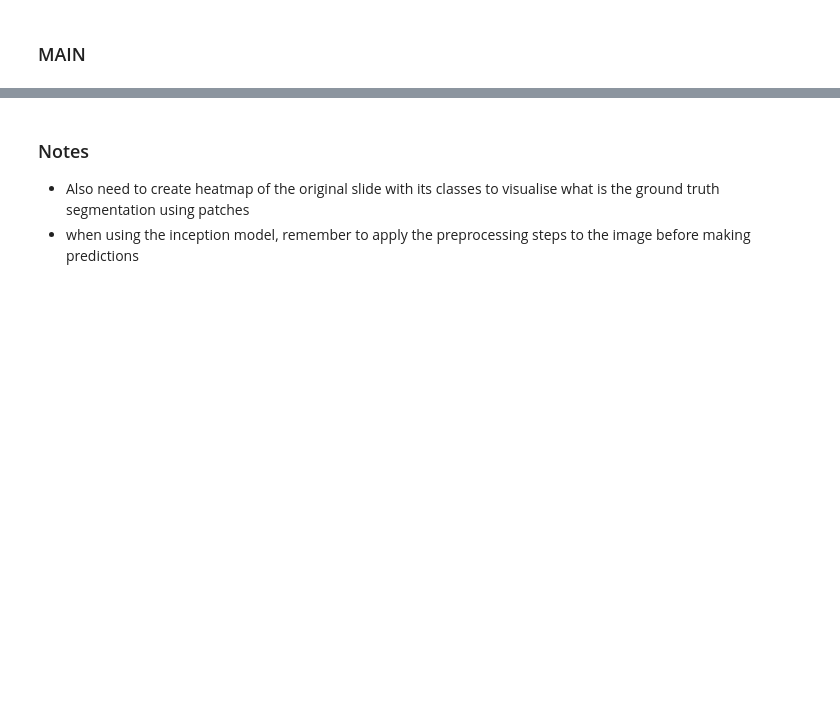
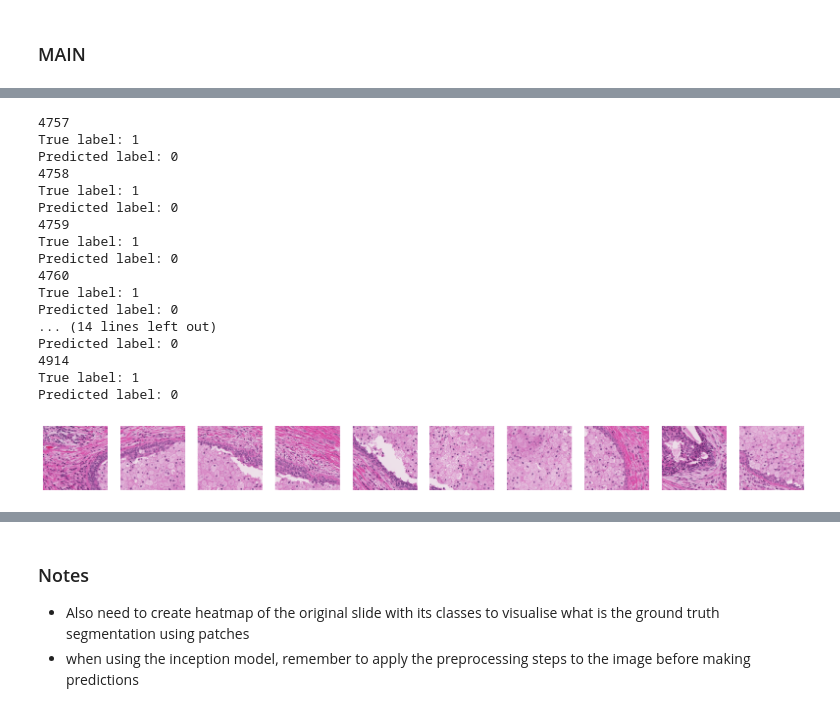
Before and after one commit to Alexandra-Smith/masters, a Jupyter notebook: notebooks/11-heatmaps.ipynb, the cells around one changed output, grey strips where cells are left out. Saved outputs shown, nothing was run; the diff lists cells and outputs as text; code cells hidden in the pictures; blank space fills up the shorter version.

```diff
--- a/notebooks/11-heatmaps.ipynb
+++ b/notebooks/11-heatmaps.ipynb
@@ -692,0 +781,42 @@ cmap = plt.cm.get_cmap("jet")
+# %%
+fig, axes = plt.subplots(1, 10, figsize=(20, 20))
+
+i=4500
+j=0
+while j < 10:
+    patch = patch_objects[i]
+    # for patch in patch_objects:
+    img = patch.image
+    label = patch.label
+    prediction = patch.prediction
+    if label != -1:
+        if label == 1 and prediction == 0:
+            print(i)
+            print(f"True label: {label}")
+            print(f"Predicted label: {prediction}")
+            axes[j].imshow(np.transpose(img.numpy(), (1, 2, 0)))
+            axes[j].axis('off')
+            j+=1
+    i+=1
+
+# plt.show()
+# plt.savefig('/Users/alexandrasmith/Downloads/' + case + '_FN2.svg', format="svg", bbox_inches='tight', pad_inches=0.0)
+# %% [output]
+4757
+True label: 1
+Predicted label: 0
+4758
+True label: 1
+Predicted label: 0
+4759
+True label: 1
+Predicted label: 0
+4760
+True label: 1
+Predicted label: 0
+... (14 lines left out)
+Predicted label: 0
+4914
+True label: 1
+Predicted label: 0
+[figure, added]
```
Also changed, not shown: parts of 24 cells of this notebook.
